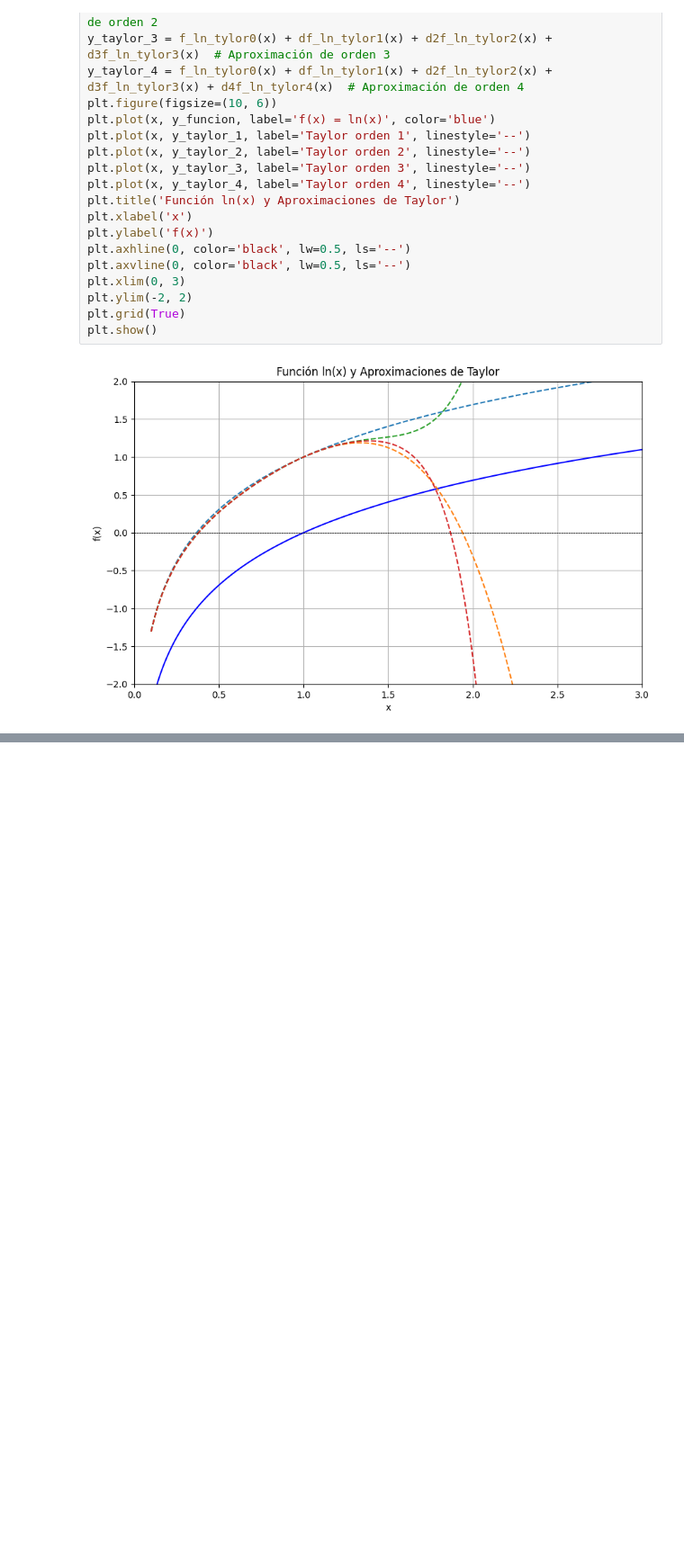
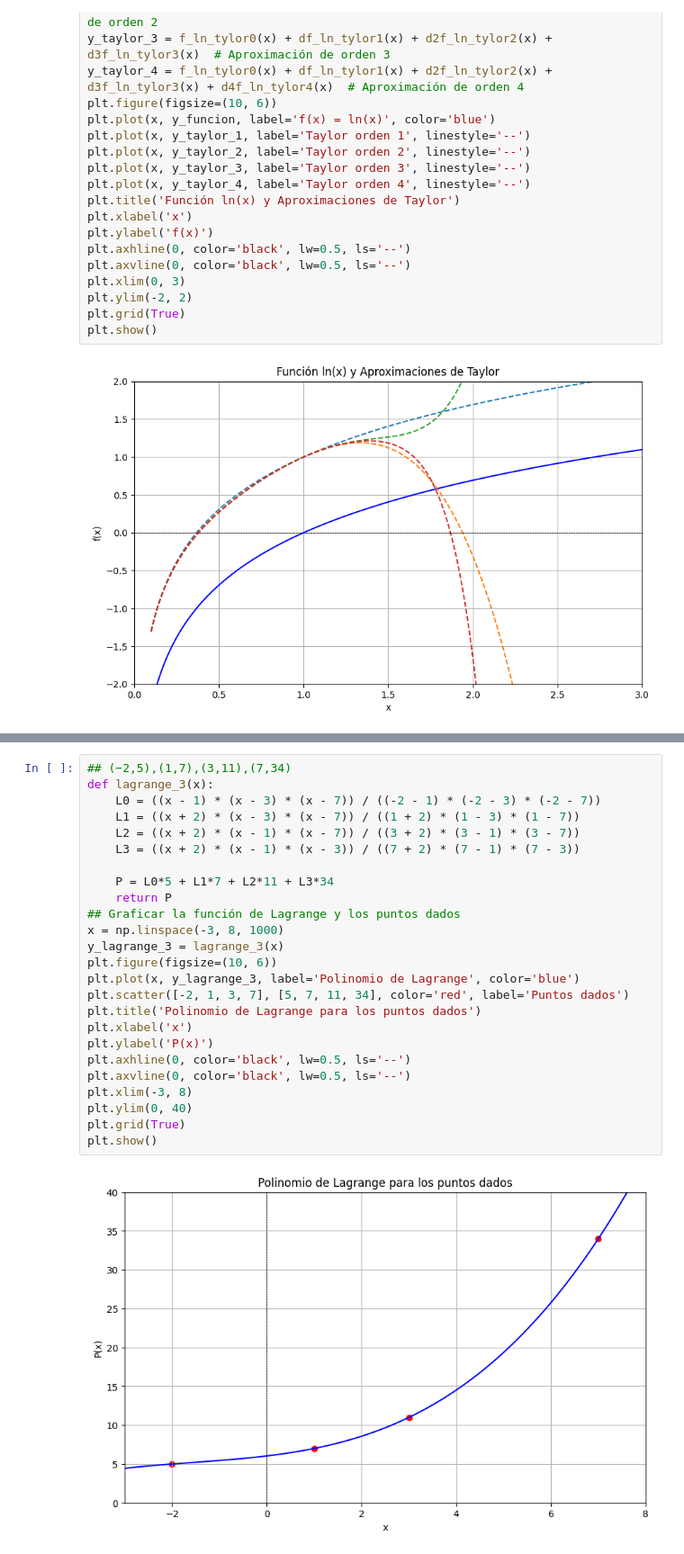
Before and after one commit to DAM12CODS/Talleres-MN, a Jupyter notebook: Taller3.ipynb, the cells around one changed output, grey strips where cells are left out. Shown at 90% size. Cells and saved outputs as stored; diff of their text form; blank space fills up the shorter version.

```diff
--- a/Taller3.ipynb
+++ b/Taller3.ipynb
@@ -248,0 +310,27 @@ plt.show()
+# %%
+## (−2,5),(1,7),(3,11),(7,34)
+def lagrange_3(x):
+    L0 = ((x - 1) * (x - 3) * (x - 7)) / ((-2 - 1) * (-2 - 3) * (-2 - 7))
+    L1 = ((x + 2) * (x - 3) * (x - 7)) / ((1 + 2) * (1 - 3) * (1 - 7))
+    L2 = ((x + 2) * (x - 1) * (x - 7)) / ((3 + 2) * (3 - 1) * (3 - 7))
+    L3 = ((x + 2) * (x - 1) * (x - 3)) / ((7 + 2) * (7 - 1) * (7 - 3))
+
+    P = L0*5 + L1*7 + L2*11 + L3*34
+    return P
+## Graficar la función de Lagrange y los puntos dados
+x = np.linspace(-3, 8, 1000)
+y_lagrange_3 = lagrange_3(x)
+plt.figure(figsize=(10, 6))
+plt.plot(x, y_lagrange_3, label='Polinomio de Lagrange', color='blue')
+plt.scatter([-2, 1, 3, 7], [5, 7, 11, 34], color='red', label='Puntos dados')
+plt.title('Polinomio de Lagrange para los puntos dados')
+plt.xlabel('x')
+plt.ylabel('P(x)')
+plt.axhline(0, color='black', lw=0.5, ls='--')
+plt.axvline(0, color='black', lw=0.5, ls='--')
+plt.xlim(-3, 8)
+plt.ylim(0, 40)
+plt.grid(True)
+plt.show()
+# %% [output]
+[figure, added]
```
Also changed, not shown: parts of 4 cells of this notebook, 1 other file.
